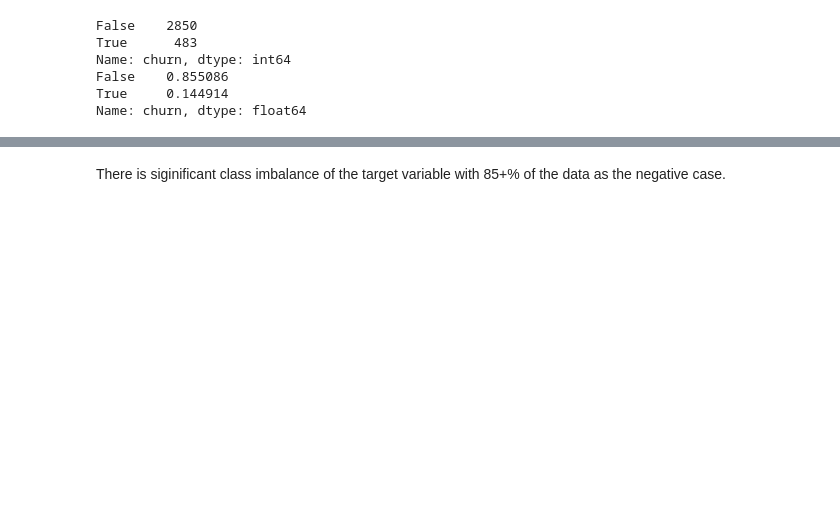
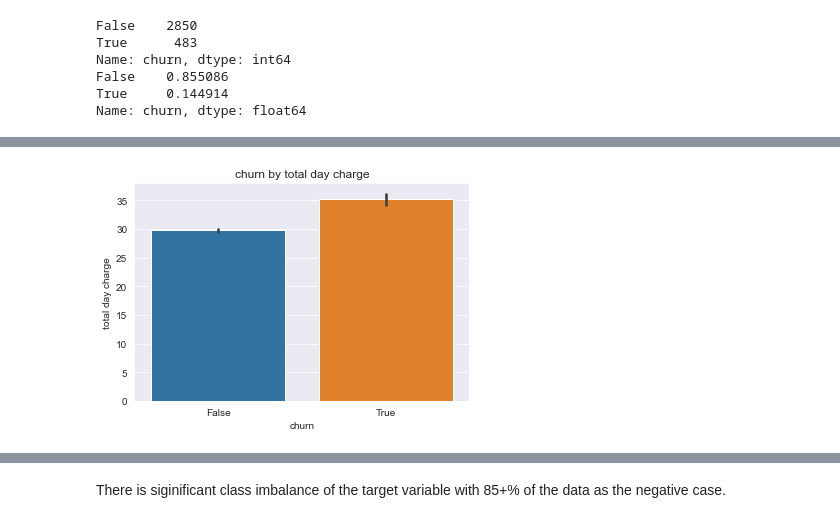
Before and after one commit to sfp13VA/SyriaTel_Customer_Churn, a Jupyter notebook: notebook.ipynb, the cells around one changed output, grey strips where cells are left out. Saved outputs shown, nothing was run; the diff lists cells and outputs as text; code cells hidden in the pictures; blank space fills up the shorter version.

```diff
--- a/notebook.ipynb
+++ b/notebook.ipynb
@@ -120,0 +118,11 @@ df.head()
+# %%
+# plotting churn by daytime charge
+
+def barplot(yaxis):
+    sns.barplot(data=df, y=yaxis,x='churn')
+    plt.title(f'churn by {yaxis}')
+
+barplot('total day charge')
+plt.savefig("churn_by_day_charge.png")
+# %% [output]
+[figure, added]
```
Also changed, not shown: parts of 24 cells of this notebook, 4 other files.
